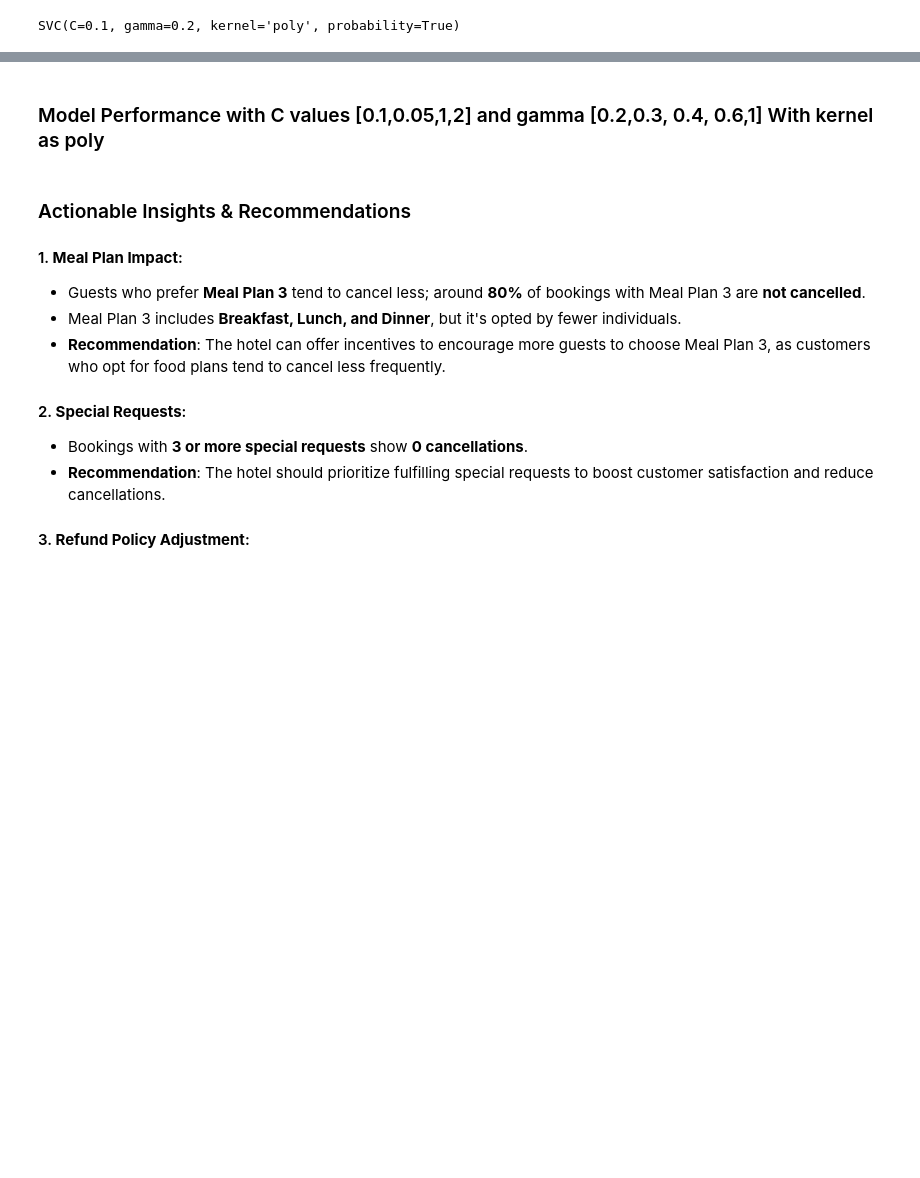
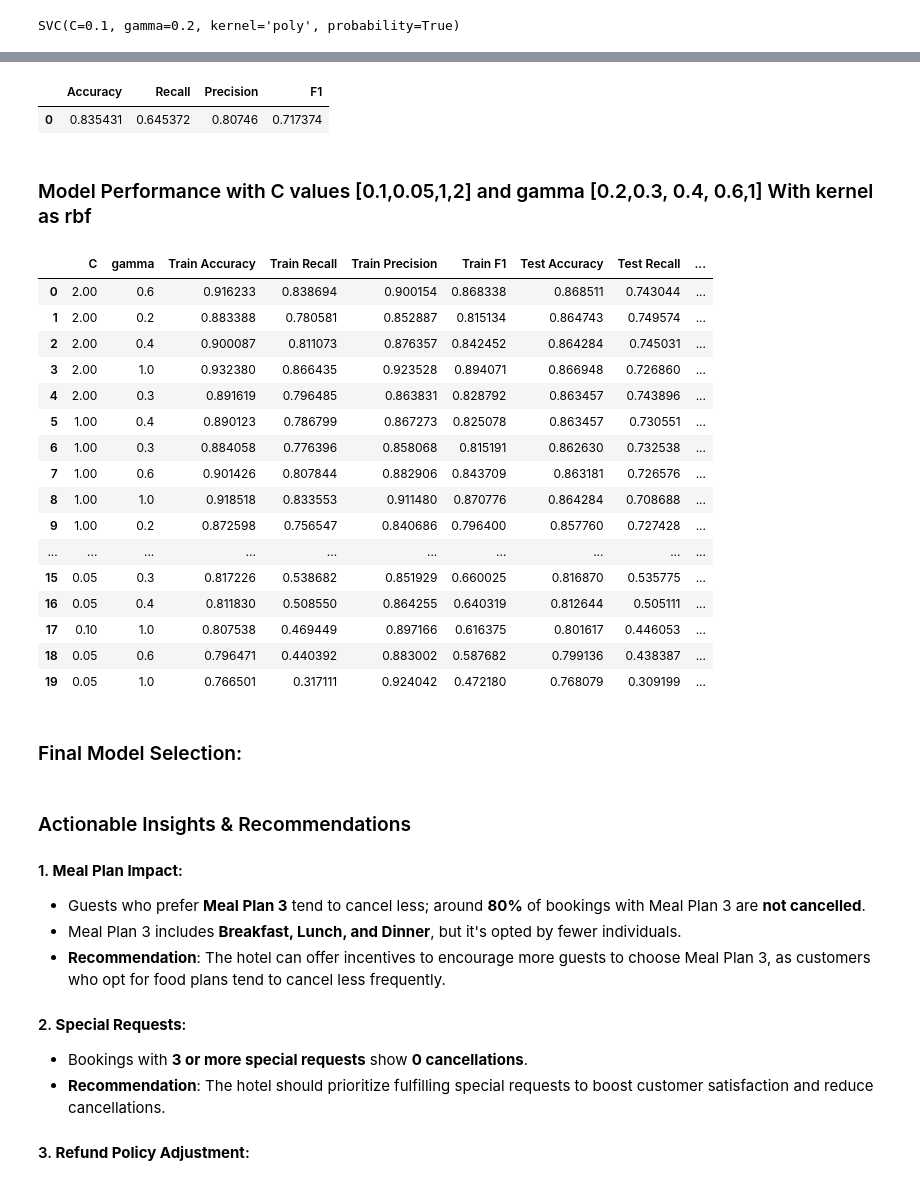
Before and after one commit to Rajesh2015/inn-hotels-bookings, a Jupyter notebook: inn_hotel_bookings_solution.ipynb, the cells around one changed output, grey strips where cells are left out. Cells and saved outputs as stored; diff of their text form; code cells hidden in the pictures; blank space fills up the shorter version.

```diff
--- a/inn_hotel_bookings_solution.ipynb
+++ b/inn_hotel_bookings_solution.ipynb
@@ -2495,10 +2495,36 @@ svm_poly_2_performance_precesion_recall_threshold_train
+# %%
+svm_poly_2_performance_precesion_recall_threshold_test=model_performance_classification_sklearn(model=svm_poly_2, predictors=X_test_svm_scaled, target=y_test_svm)
+svm_poly_2_performance_precesion_recall_threshold_test
+# %% [output]
+|  | Accuracy | Recall | Precision | F1 |
+| 0 | 0.835431 | 0.645372 | 0.80746 | 0.717374 |
 # %% [markdown]
-### Model Performance with C values  [0.1,0.05,1,2] and gamma [0.2,0.3, 0.4, 0.6,1] With kernel as poly
+### Model Performance with C values  [0.1,0.05,1,2] and gamma [0.2,0.3, 0.4, 0.6,1] With kernel as rbf
 # %%
 C_values = [0.1,0.05,1,2]  # Define a range of C values
 gamma_values = [0.2,0.3, 0.4, 0.6,1]  # Define a range of gamma values
-results=evaluate_svm_performance(X_train_svm_scaled,y_train_svm,X_test_svm_scaled,y_test_svm,C_values,gamma_values)
+results=evaluate_svm_performance(X_train_svm_scaled,y_train_svm,X_test_svm_scaled,y_test_svm,C_values,gamma_values,kernel='rbf')
 results
+# %% [output]
+|  | C | gamma | Train Accuracy | Train Recall | Train Precision | Train F1 | Test Accuracy | Test Recall | ... |
+| 0 | 2.00 | 0.6 | 0.916233 | 0.838694 | 0.900154 | 0.868338 | 0.868511 | 0.743044 | ... |
+| 1 | 2.00 | 0.2 | 0.883388 | 0.780581 | 0.852887 | 0.815134 | 0.864743 | 0.749574 | ... |
+| 2 | 2.00 | 0.4 | 0.900087 | 0.811073 | 0.876357 | 0.842452 | 0.864284 | 0.745031 | ... |
+| 3 | 2.00 | 1.0 | 0.932380 | 0.866435 | 0.923528 | 0.894071 | 0.866948 | 0.726860 | ... |
+| 4 | 2.00 | 0.3 | 0.891619 | 0.796485 | 0.863831 | 0.828792 | 0.863457 | 0.743896 | ... |
+| 5 | 1.00 | 0.4 | 0.890123 | 0.786799 | 0.867273 | 0.825078 | 0.863457 | 0.730551 | ... |
+| 6 | 1.00 | 0.3 | 0.884058 | 0.776396 | 0.858068 | 0.815191 | 0.862630 | 0.732538 | ... |
+| 7 | 1.00 | 0.6 | 0.901426 | 0.807844 | 0.882906 | 0.843709 | 0.863181 | 0.726576 | ... |
+| 8 | 1.00 | 1.0 | 0.918518 | 0.833553 | 0.911480 | 0.870776 | 0.864284 | 0.708688 | ... |
+| 9 | 1.00 | 0.2 | 0.872598 | 0.756547 | 0.840686 | 0.796400 | 0.857760 | 0.727428 | ... |
+| ... | ... | ... | ... | ... | ... | ... | ... | ... | ... |
+| 15 | 0.05 | 0.3 | 0.817226 | 0.538682 | 0.851929 | 0.660025 | 0.816870 | 0.535775 | ... |
+| 16 | 0.05 | 0.4 | 0.811830 | 0.508550 | 0.864255 | 0.640319 | 0.812644 | 0.505111 | ... |
+| 17 | 0.10 | 1.0 | 0.807538 | 0.469449 | 0.897166 | 0.616375 | 0.801617 | 0.446053 | ... |
+| 18 | 0.05 | 0.6 | 0.796471 | 0.440392 | 0.883002 | 0.587682 | 0.799136 | 0.438387 | ... |
+| 19 | 0.05 | 1.0 | 0.766501 | 0.317111 | 0.924042 | 0.472180 | 0.768079 | 0.309199 | ... |
+# %% [markdown]
+### Final Model Selection:
 # %% [markdown]
 ### Actionable Insights & Recommendations
 
```
Also changed, not shown: parts of 6 cells of this notebook.
